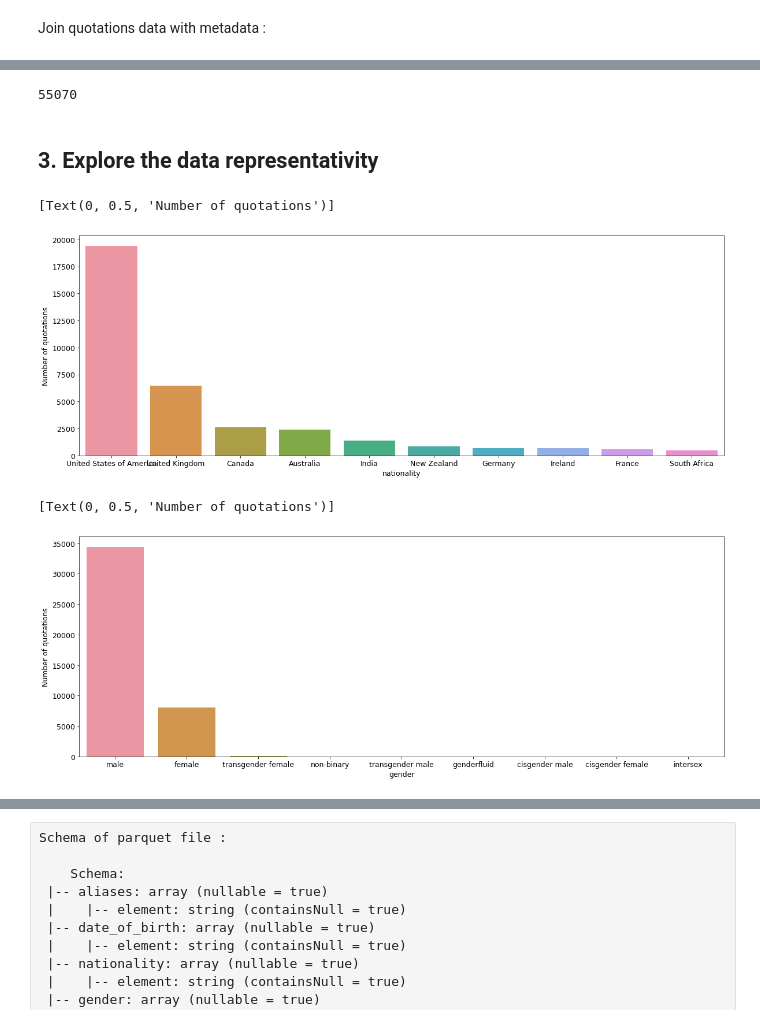
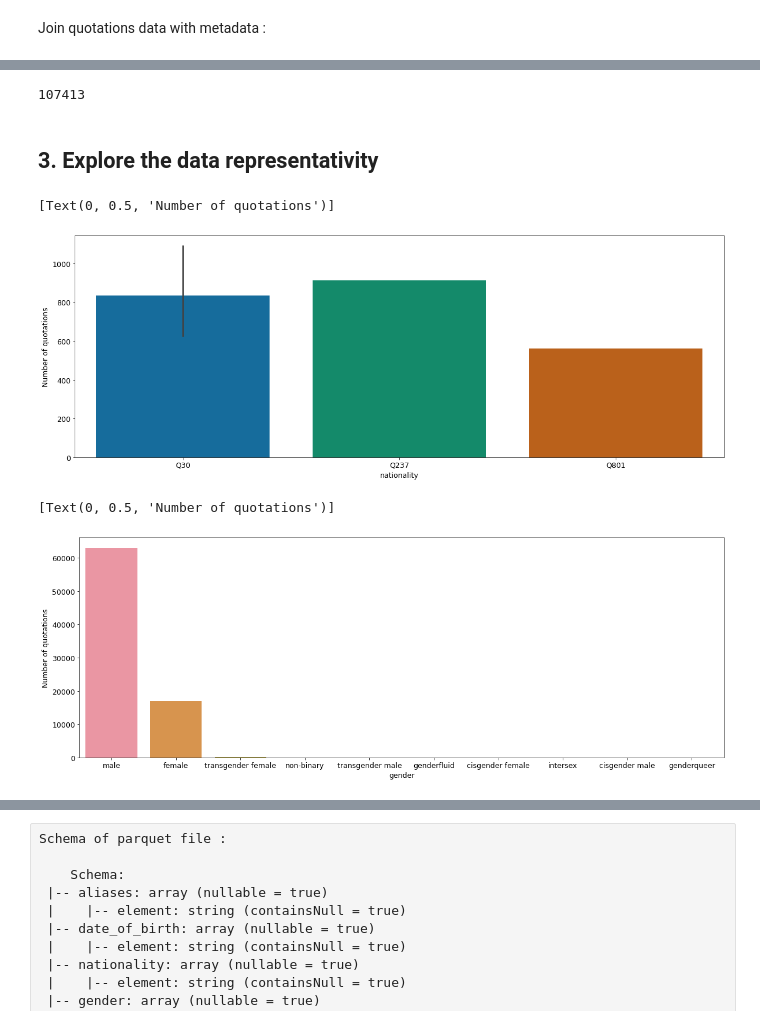
Before and after one commit to epfl-ada/ada-2021-project-adacadabra, a Jupyter notebook: SPEAKERS_METADATA/Retrieve_metadata.ipynb, the cells around one changed output, grey strips where cells are left out. Drawn from its saved outputs; the diff is of its cells as text; code cells hidden in the pictures.

Commit message:
Update retrieve_metadata

```diff
--- a/SPEAKERS_METADATA/Retrieve_metadata.ipynb
+++ b/SPEAKERS_METADATA/Retrieve_metadata.ipynb
@@ -46,5 +46,4 @@ df_metadata.head()
 #Jules:
 path = r'/Users/jules/kDrive/onedrive/Documents_Onedrive/EPFL/MA3/ADA/Project/Dataset/'
 
-df_sample = pd.read_json(path+'Sample_cleaned_400000.json.bz2',compression = 'bz2',lines = True)
-df_metadata.head()
+df_sample = pd.read_json(path+'Sample_cleaned_1Mio.json.bz2',compression = 'bz2',lines = True)
@@ -130,7 +122,7 @@ df_merged.head(20)
 # %%
 len(df_merged)
 # %% [output]
-55070
+107413
 # %% [markdown]
 ## 3. Explore the data representativity
 # %%
@@ -147,16 +139,16 @@ for col in col_subset:
 # %%
 #Distribution of nationality
 
 df_nationality = df_plot.groupby('nationality')['nationality'].count() \
             .reset_index(name='count') \
             .sort_values(['count'], ascending=False)
 
 df_nationality['nationality'] = df_nationality['nationality'].apply(lambda x: df_lookup.loc[x]['Label'])
-ax = sns.barplot(x="nationality", y="count",data=df_test[:8])
+ax = sns.barplot(x="nationality", y="count",data=df_plot[:8])
 ax.set(ylabel='Number of quotations')
 # %% [output]
 [Text(0, 0.5, 'Number of quotations')]
-[figure, old version]
+[figure, new version]
 # %%
 #Distribution of gender per quotation
 
@@ -169,7 +161,7 @@ ax = sns.barplot(x="gender", y="count", data=df_gender[:10])
 ax.set(ylabel='Number of quotations')
 # %% [output]
 [Text(0, 0.5, 'Number of quotations')]
-[figure, old version]
+[figure, new version]
 # %%
 #Distribution of occupation
 
```
Also changed, not shown: parts of 7 cells of this notebook.
